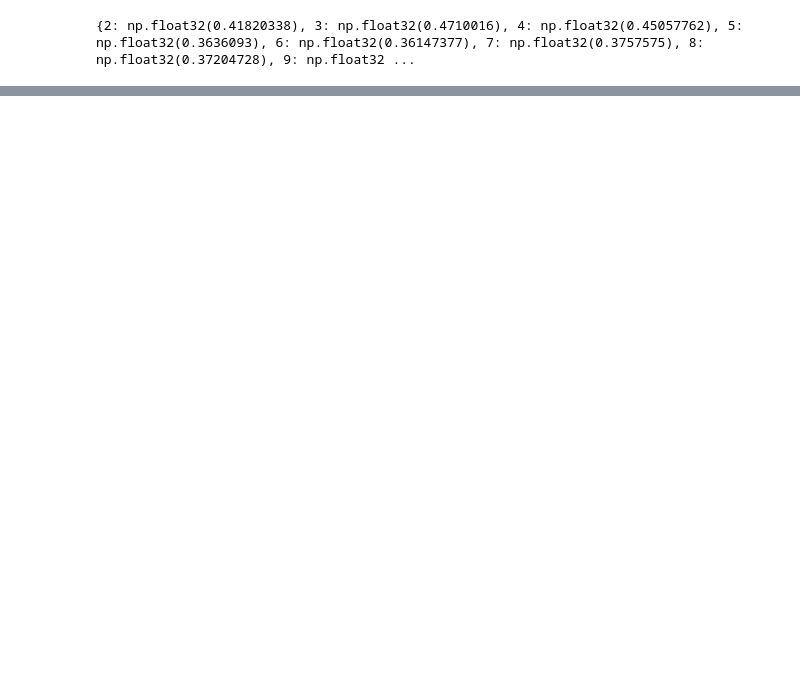
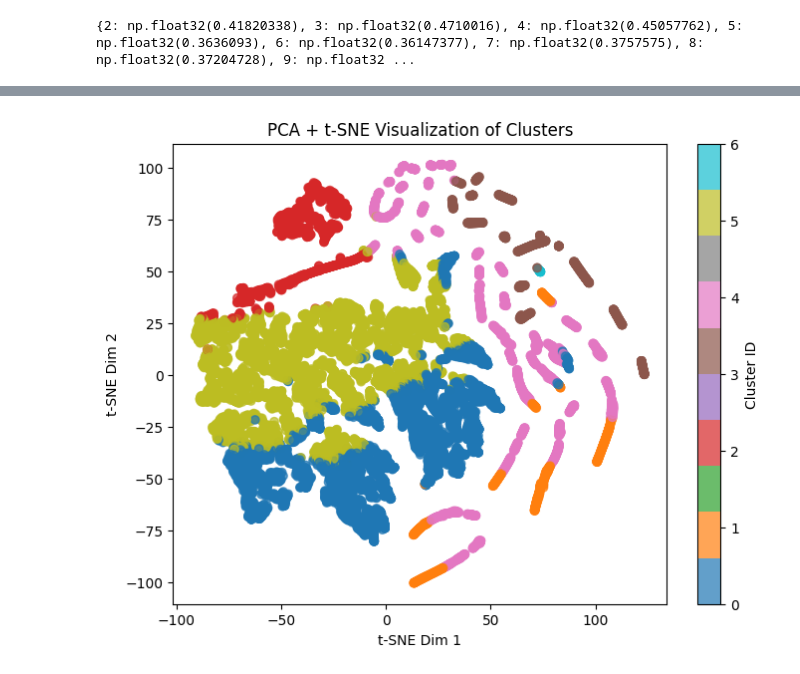
Before and after one commit to AnanyaTayalSC/Final_ones, a Jupyter notebook: SLCAI,cl-3.ipynb, the cells around one changed output, grey strips where cells are left out. Drawn from its saved outputs; the diff is of its cells as text; code cells hidden in the pictures; blank space fills up the shorter version.

```diff
--- a/SLCAI,cl-3.ipynb
+++ b/SLCAI,cl-3.ipynb
@@ -178,0 +348,29 @@ print(scores)
+# %%
+import matplotlib.pyplot as plt
+from sklearn.decomposition import PCA
+from sklearn.manifold import TSNE
+
+# Step 1: Reduce dimensionality with PCA first (e.g., 64D → 20D)
+pca = PCA(n_components=20, random_state=0)
+embeddings_pca = pca.fit_transform(embeddings)
+
+# Step 2: Apply t-SNE on PCA-reduced embeddings
+tsne = TSNE(n_components=2, random_state=0, perplexity=30, n_iter=1000)
+embeddings_2d = tsne.fit_transform(embeddings_pca)
+
+# Step 3: Plot
+plt.figure(figsize=(8, 6))
+scatter = plt.scatter(
+    embeddings_2d[:, 0],
+    embeddings_2d[:, 1],
+    c=labels,   # cluster/class labels
+    cmap="tab10",
+    alpha=0.7
+)
+plt.title("PCA + t-SNE Visualization of Clusters")
+plt.xlabel("t-SNE Dim 1")
+plt.ylabel("t-SNE Dim 2")
+plt.colorbar(scatter, label="Cluster ID")
+plt.show()
+# %% [output]
+[figure, added]
```
Also changed, not shown: parts of 11 cells of this notebook.
